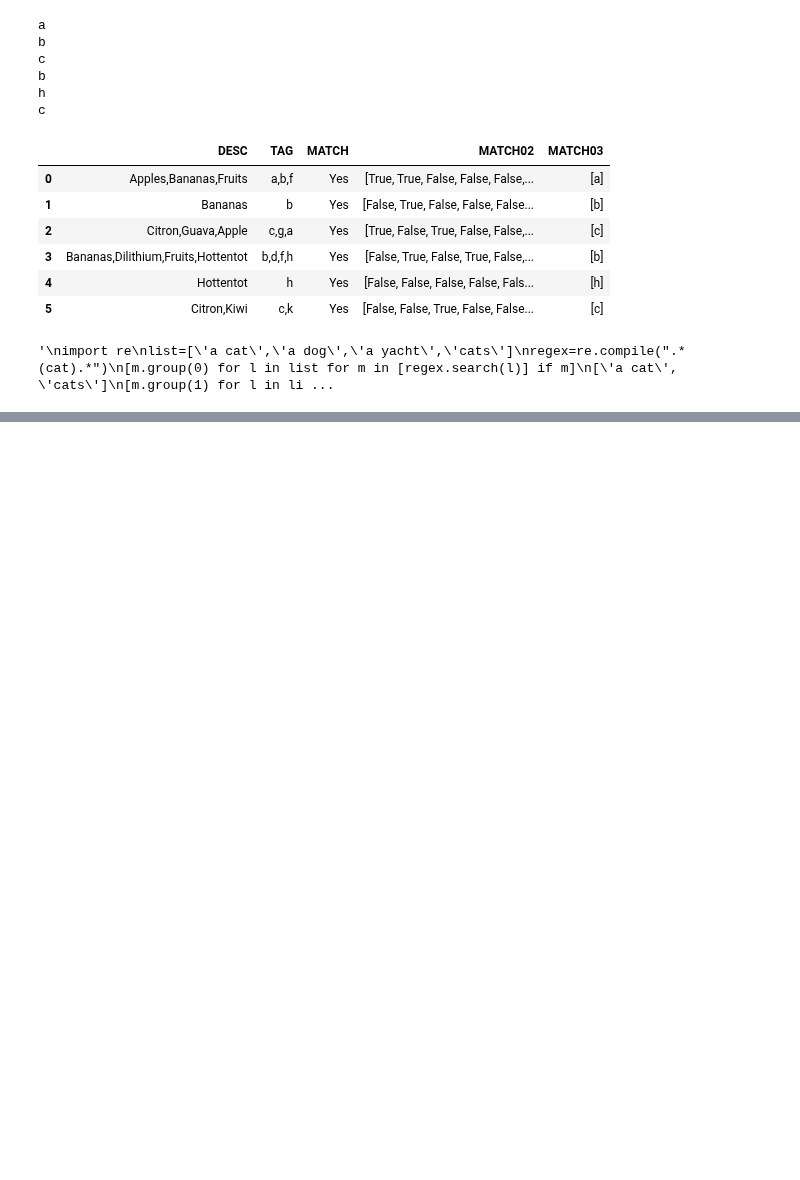
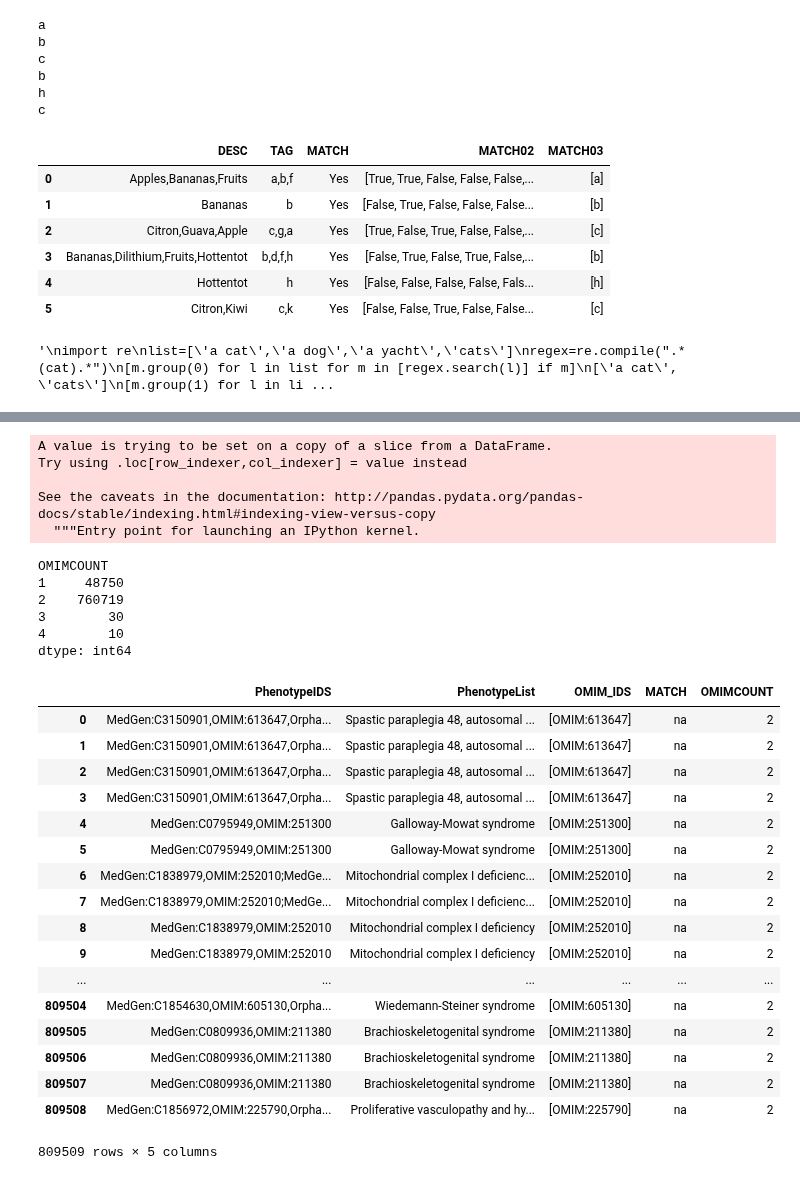
Before and after one commit to xthomas/dataviz, a Jupyter notebook: genomic_literacy/OMIM_02.ipynb, the cells around one changed output, grey strips where cells are left out. Drawn from its saved outputs; the diff is of its cells as text; code cells hidden in the pictures; blank space fills up the shorter version.

```diff
--- a/genomic_literacy/OMIM_02.ipynb
+++ b/genomic_literacy/OMIM_02.ipynb
@@ -182,0 +403,23 @@ first
+# %%
+def search_func_05(row):
+    matches = [item in row["OMIM_IDS"] for item in acmg["OMIM_IDS"]]
+    if any(matches):
+        s1 = set(row["OMIM_IDS"])
+#         print (s1)
+        s2 = set (acmg["OMIM_IDS"])
+#         print (s2)
+        return (s1.intersection(s2))
+    else:
+        return "na"
+# %%
+clinvar["MATCH"] = clinvar.apply(search_func_05,axis = 1)
+# %%
+newresults = clinvar[['PhenotypeIDS','PhenotypeList','OMIM_IDS','MATCH']]
+# %%
+newresults["OMIMCOUNT"]=newresults["MATCH"].apply(lambda x: len(x))
+# %% [output]
+A value is trying to be set on a copy of a slice from a DataFrame.
+Try using .loc[row_indexer,col_indexer] = value instead
+
+See the caveats in the documentation: http://pandas.pydata.org/pandas-docs/stable/indexing.html#indexing-view-versus-copy
+  """Entry point for launching an IPython kernel.
@@ -182,0 +428,30 @@ first
+# %%
+newresults_count.size()
+# %% [output]
+OMIMCOUNT
+1     48750
+2    760719
+3        30
+4        10
+dtype: int64
+# %%
+newresults
+# %% [output]
+|  | PhenotypeIDS | PhenotypeList | OMIM_IDS | MATCH | OMIMCOUNT |
+| 0 | MedGen:C3150901,OMIM:613647,Orpha... | Spastic paraplegia 48, autosomal ... | [OMIM:613647] | na | 2 |
+| 1 | MedGen:C3150901,OMIM:613647,Orpha... | Spastic paraplegia 48, autosomal ... | [OMIM:613647] | na | 2 |
+| 2 | MedGen:C3150901,OMIM:613647,Orpha... | Spastic paraplegia 48, autosomal ... | [OMIM:613647] | na | 2 |
+| 3 | MedGen:C3150901,OMIM:613647,Orpha... | Spastic paraplegia 48, autosomal ... | [OMIM:613647] | na | 2 |
+| 4 | MedGen:C0795949,OMIM:251300 | Galloway-Mowat syndrome | [OMIM:251300] | na | 2 |
+| 5 | MedGen:C0795949,OMIM:251300 | Galloway-Mowat syndrome | [OMIM:251300] | na | 2 |
+| 6 | MedGen:C1838979,OMIM:252010;MedGe... | Mitochondrial complex I deficienc... | [OMIM:252010] | na | 2 |
+| 7 | MedGen:C1838979,OMIM:252010;MedGe... | Mitochondrial complex I deficienc... | [OMIM:252010] | na | 2 |
+| 8 | MedGen:C1838979,OMIM:252010 | Mitochondrial complex I deficiency | [OMIM:252010] | na | 2 |
+| 9 | MedGen:C1838979,OMIM:252010 | Mitochondrial complex I deficiency | [OMIM:252010] | na | 2 |
+| ... | ... | ... | ... | ... | ... |
+| 809504 | MedGen:C1854630,OMIM:605130,Orpha... | Wiedemann-Steiner syndrome | [OMIM:605130] | na | 2 |
+| 809505 | MedGen:C0809936,OMIM:211380 | Brachioskeletogenital syndrome | [OMIM:211380] | na | 2 |
+| 809506 | MedGen:C0809936,OMIM:211380 | Brachioskeletogenital syndrome | [OMIM:211380] | na | 2 |
+| 809507 | MedGen:C0809936,OMIM:211380 | Brachioskeletogenital syndrome | [OMIM:211380] | na | 2 |
+| 809508 | MedGen:C1856972,OMIM:225790,Orpha... | Proliferative vasculopathy and hy... | [OMIM:225790] | na | 2 |
+809509 rows × 5 columns
```
Also changed, not shown: parts of 40 cells of this notebook.
